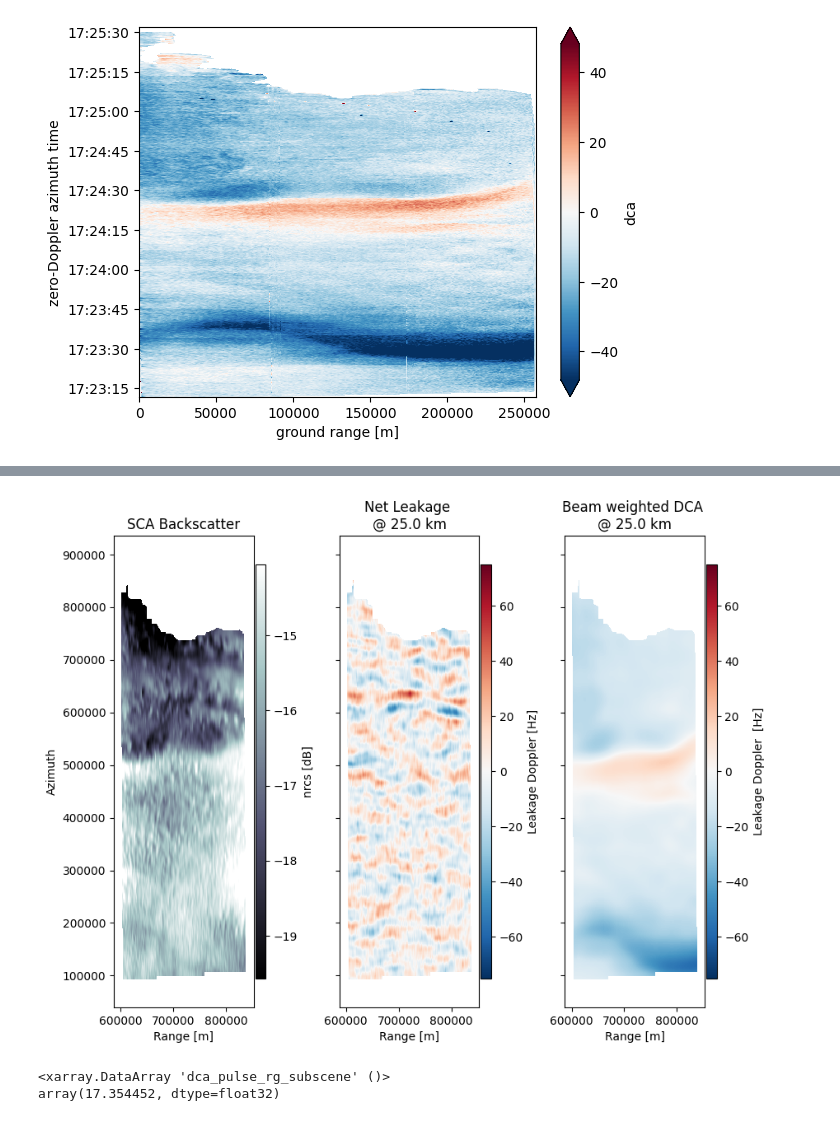
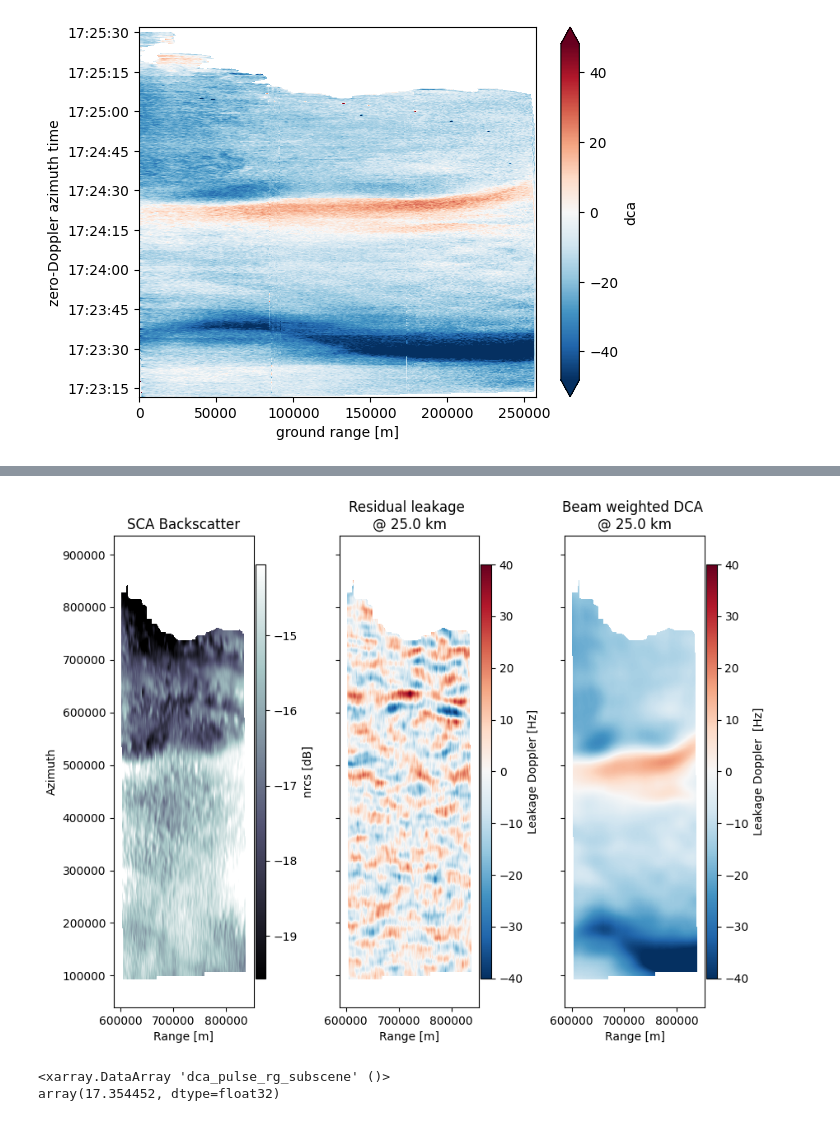
Before and after one commit to owenodriscoll/DopSCA_leakage, a Jupyter notebook: Sentinel1_analyses/add_dca_sentinel1.ipynb, the cells around one changed output, grey strips where cells are left out. Drawn from its saved outputs; the diff is of its cells as text; code cells hidden in the pictures.

```diff
--- a/Sentinel1_analyses/add_dca_sentinel1.ipynb
+++ b/Sentinel1_analyses/add_dca_sentinel1.ipynb
@@ -65,14 +65,13 @@ scenarios
  'Aghulas_20190515',
  'Aghulas_20200321']
 # %%
-scenario = 'Aghulas_20190515'
 files = glob.glob(f"{data_dir+scenario}/*.SAFE")
 
 observation = S1DopplerLeakage(
     filename=files,
     era5_directory='era5_winds/',
     resolution_product=25_000,
-    az_mask_cutoff=80_000,
+    az_footprint_cutoff=80_000,
     vx_sat=6800,
     PRF=4,
     grid_spacing=6800/4/11,
@@ -180,7 +145,7 @@ observation.data = observation.data.transpose('az_idx', 'grg', 'slow_time')
 # %%
 cbar_kwargs = {'shrink':0.7, 'aspect':40, 'pad' : 0.01, 'extend':'neither'}
 plot_kwargs = {'robust': True}
-plot_leakage_kwargs = {'vmin': -75, 'vmax': 75, 'cmap' : 'RdBu_r'}
+plot_leakage_kwargs = {'vmin': -40, 'vmax': 40, 'cmap' : 'RdBu_r'}
 plot_leakage_net_kwargs = {'vmin': -2, 'vmax': 2, 'cmap' : 'PiYG'}
 label_kwargs = {'xlabel':'Range [m]', 'ylabel':'Azimuth [m]'}
 
@@ -189,34 +154,34 @@ net_leakage = observation.data['doppler_pulse_rg_subscene']- observation.data['d
 fact_1 = (observation.data['dca_pulse_rg_subscene']/observation.data['dca_pulse_rg_subscene']) * (net_leakage/net_leakage)
 
 nx = 3; ny = 1
 fig, axes = plt.subplots(ny, nx, figsize = (9, 8), sharex=True, sharey=True)
 
 (10*np.log10(observation.data['nrcs_scat']) * fact_1).T.plot(ax= axes[0],
                                           **{'cmap': 'bone', **plot_kwargs},
                                           cbar_kwargs = {'label':'nrcs [dB]', **cbar_kwargs})
 (net_leakage*fact_1).T.plot(ax= axes[1],
                                                   **{**plot_leakage_kwargs},
                                                   cbar_kwargs = {'label':'Leakage Doppler [Hz]', **cbar_kwargs})
 (observation.data['dca_pulse_rg_subscene']*fact_1).T.plot(ax= axes[2],
                                              **{**plot_leakage_kwargs, **plot_kwargs},
                                              cbar_kwargs = {'label':'Leakage Doppler  [Hz]', **cbar_kwargs})
 # (observation.data['dca_pulse_rg_subscene'] + net_leakage).T.plot(ax= axes[3],
 #                     **{**plot_leakage_kwargs, **plot_kwargs},
 #                     cbar_kwargs = {'label':'Leakage Doppler [Hz]', **cbar_kwargs})
 
 
 res = observation.resolution_product/1000
 titles = ['SCA Backscatter', f'Residual leakage \n@ {res:2} km', f'Beam weighted DCA \n@ {res:2} km']
 x_labels = ['Range [m]'] * nx
 y_labels = ['Azimuth'] + [''] * (nx - ny)
 _ = [ax.axes.set_title(i) for ax, i in zip(axes.ravel(), titles)]
 _ = [ax.axes.set_xlabel(i) for ax, i in zip(axes.ravel(), x_labels)]
 _ = [ax.axes.set_ylabel(i) for ax, i in zip(axes.ravel(), y_labels)]
 _ = [ax.axes.set_aspect('equal') for ax in axes.ravel()]
 
 plt.tight_layout()
 # %% [output]
-[figure, old version]
+[figure, new version]
 # %%
 np.sqrt(np.mean(observation.data['dca_pulse_rg_subscene']**2)).compute()
 # %% [output]
```
Also changed, not shown: parts of 3 cells of this notebook, 2 other files.
